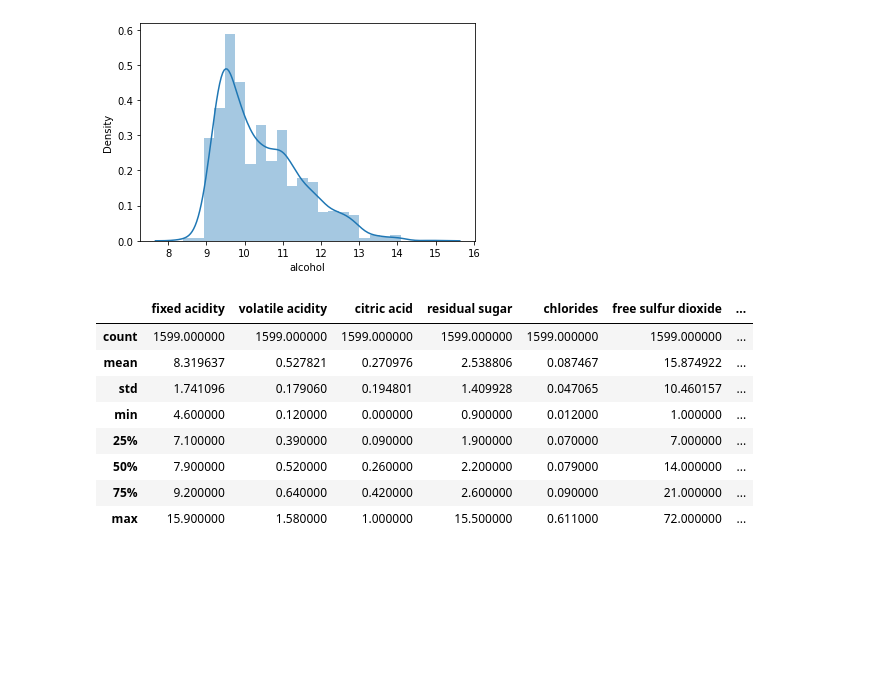
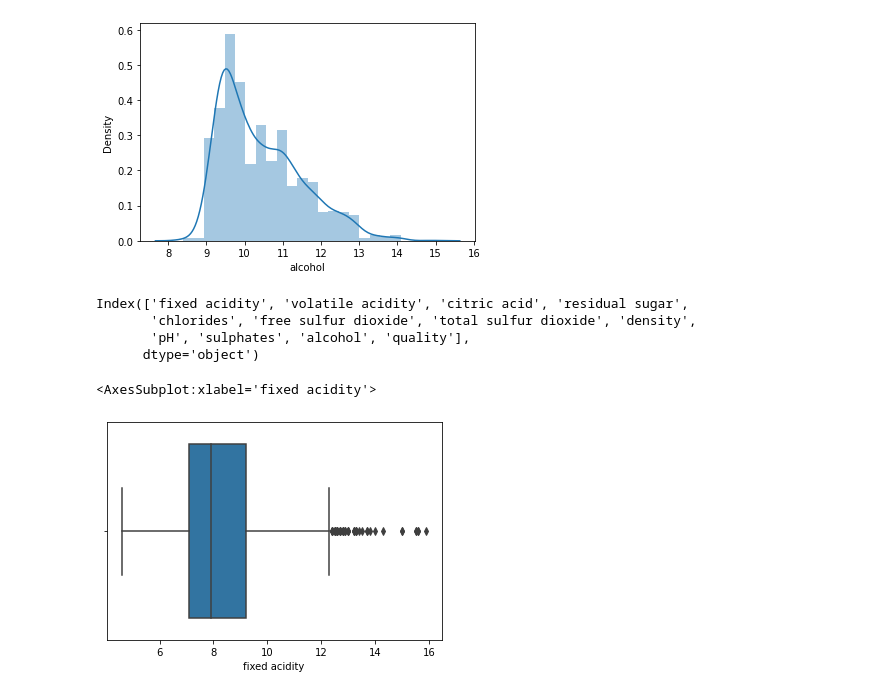
Before and after one commit to himaniuniyal/DataTrained-Project, a Jupyter notebook: Practice projects/4. Red Wine Quality Project.ipynb, the cells around one changed output. Drawn from its saved outputs; the diff is of its cells as text; code cells hidden in the pictures; blank space fills up the shorter version.

```diff
--- a/Practice projects/4. Red Wine Quality Project.ipynb
+++ b/Practice projects/4. Red Wine Quality Project.ipynb
@@ -86,4 +197,11 @@ sns.distplot(df["alcohol"])
 # %% [output]
 <AxesSubplot:xlabel='alcohol', ylabel='Density'>
 [figure]
+# %%
+df.columns
+# %% [output]
+Index(['fixed acidity', 'volatile acidity', 'citric acid', 'residual sugar',
+       'chlorides', 'free sulfur dioxide', 'total sulfur dioxide', 'density',
+       'pH', 'sulphates', 'alcohol', 'quality'],
+      dtype='object')
 # %%
@@ -91,13 +211,6 @@ sns.distplot(df["alcohol"])
 # %%
-df.describe()
+sns.boxplot(df["fixed acidity"])
 # %% [output]
-|  | fixed acidity | volatile acidity | citric acid | residual sugar | chlorides | free sulfur dioxide | ... |
-| count | 1599.000000 | 1599.000000 | 1599.000000 | 1599.000000 | 1599.000000 | 1599.000000 | ... |
-| mean | 8.319637 | 0.527821 | 0.270976 | 2.538806 | 0.087467 | 15.874922 | ... |
-| std | 1.741096 | 0.179060 | 0.194801 | 1.409928 | 0.047065 | 10.460157 | ... |
-| min | 4.600000 | 0.120000 | 0.000000 | 0.900000 | 0.012000 | 1.000000 | ... |
-| 25% | 7.100000 | 0.390000 | 0.090000 | 1.900000 | 0.070000 | 7.000000 | ... |
-| 50% | 7.900000 | 0.520000 | 0.260000 | 2.200000 | 0.079000 | 14.000000 | ... |
-| 75% | 9.200000 | 0.640000 | 0.420000 | 2.600000 | 0.090000 | 21.000000 | ... |
-| max | 15.900000 | 1.580000 | 1.000000 | 15.500000 | 0.611000 | 72.000000 | ... |
+<AxesSubplot:xlabel='fixed acidity'>
+[figure, added]
 # %%
```
Also changed, not shown: parts of 91 cells of this notebook.
